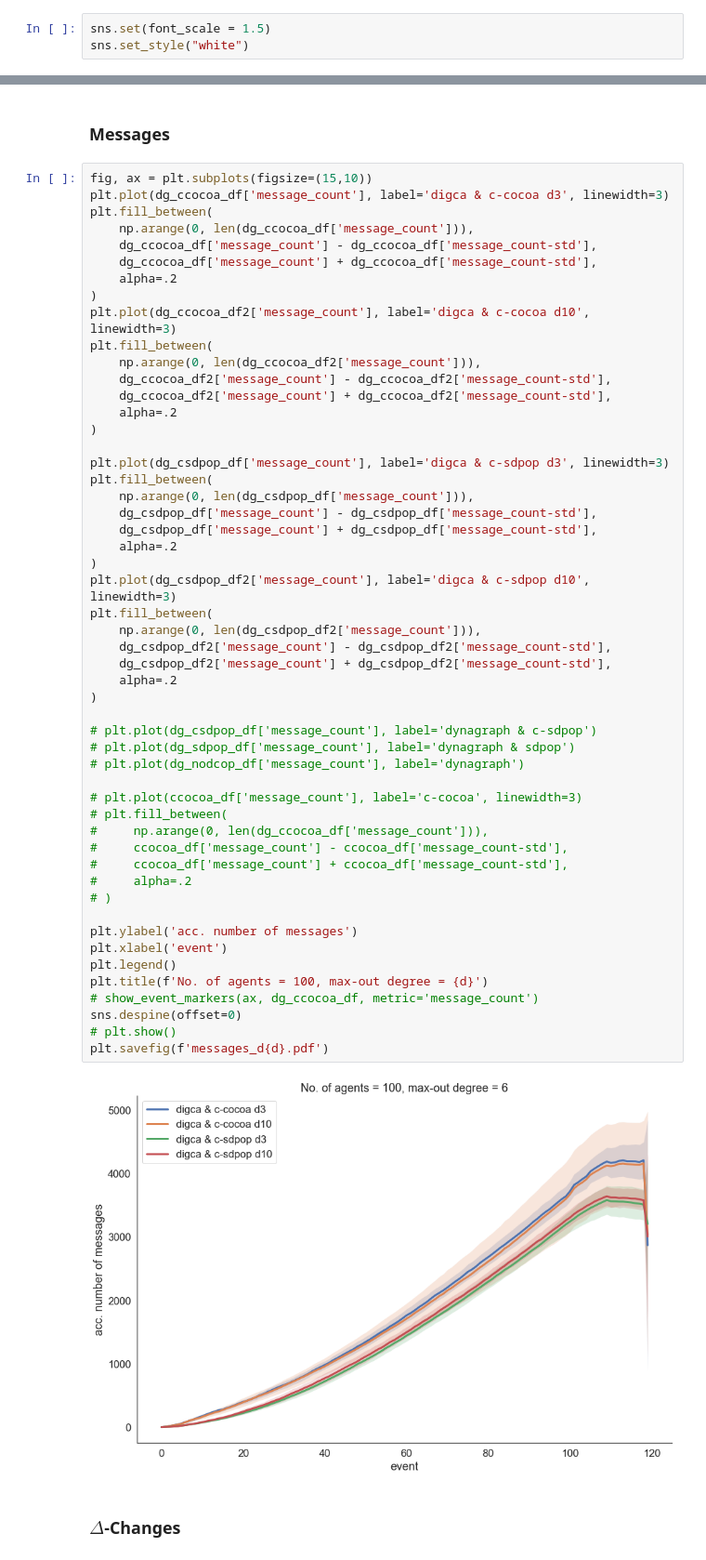
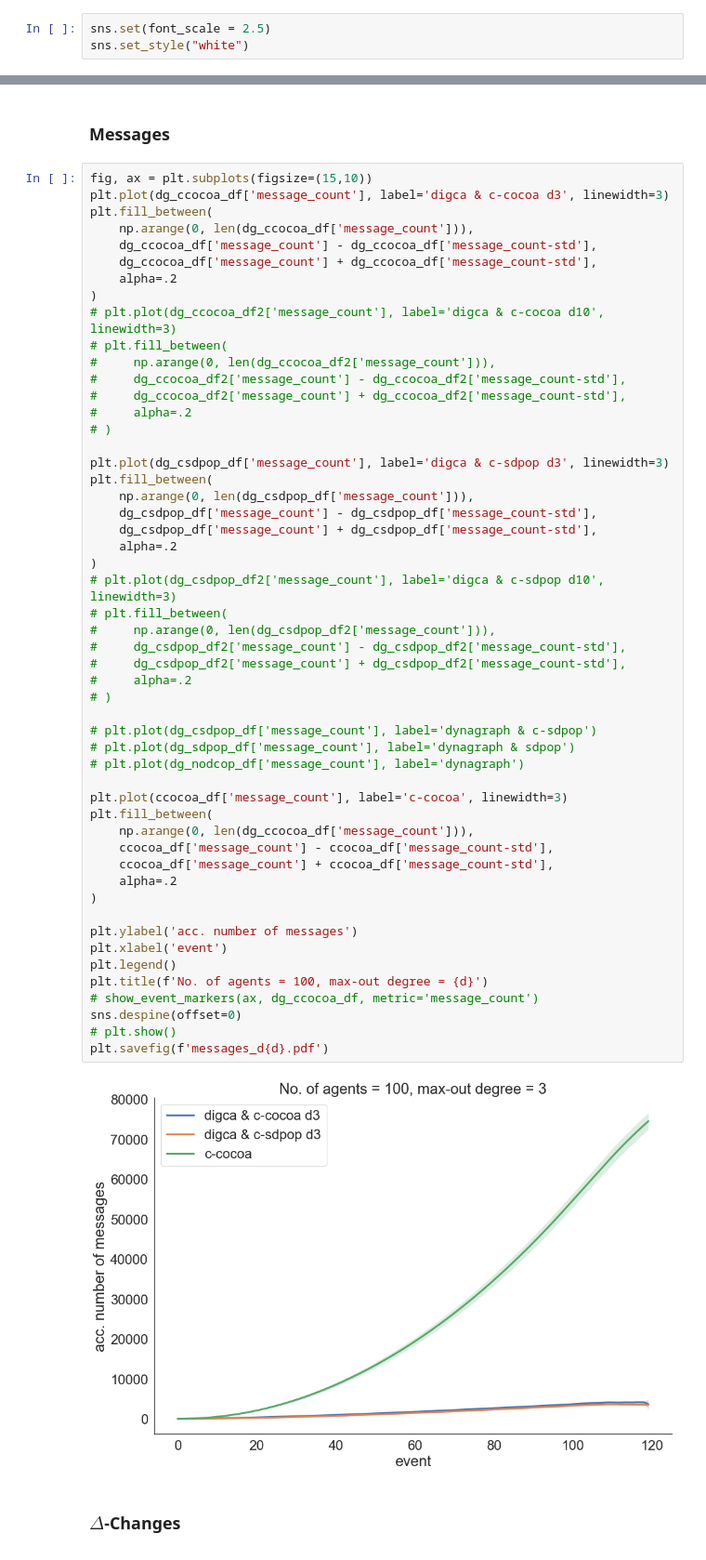
Before and after one commit to bbrighttaer/ddcop-dynagraph, a Jupyter notebook: mascoord/analysis/analysis.ipynb, the cells around one changed output, grey strips where cells are left out. Shown at 93% size. Saved outputs shown, nothing was run; the diff lists cells and outputs as text.

```diff
--- a/mascoord/analysis/analysis.ipynb
+++ b/mascoord/analysis/analysis.ipynb
@@ -4,7 +4,7 @@ import matplotlib.pyplot as plt
 import numpy as np
 import seaborn as sns
 # %%
-sns.set(font_scale = 1.5)
+sns.set(font_scale = 2.5)
 sns.set_style("white")
 # %% [markdown]
 ### Constraint function
@@ -161,55 +167,55 @@ fig, ax = plt.subplots(figsize=(15,10))
 plt.plot(dg_ccocoa_df['message_count'], label='digca & c-cocoa d3', linewidth=3)
 plt.fill_between(
     np.arange(0, len(dg_ccocoa_df['message_count'])),
     dg_ccocoa_df['message_count'] - dg_ccocoa_df['message_count-std'],
     dg_ccocoa_df['message_count'] + dg_ccocoa_df['message_count-std'],
     alpha=.2
 )
-plt.plot(dg_ccocoa_df2['message_count'], label='digca & c-cocoa d10', linewidth=3)
-plt.fill_between(
-    np.arange(0, len(dg_ccocoa_df2['message_count'])),
-    dg_ccocoa_df2['message_count'] - dg_ccocoa_df2['message_count-std'],
-    dg_ccocoa_df2['message_count'] + dg_ccocoa_df2['message_count-std'],
-    alpha=.2
-)
+# plt.plot(dg_ccocoa_df2['message_count'], label='digca & c-cocoa d10', linewidth=3)
+# plt.fill_between(
+#     np.arange(0, len(dg_ccocoa_df2['message_count'])),
+#     dg_ccocoa_df2['message_count'] - dg_ccocoa_df2['message_count-std'],
+#     dg_ccocoa_df2['message_count'] + dg_ccocoa_df2['message_count-std'],
+#     alpha=.2
+# )
 
 plt.plot(dg_csdpop_df['message_count'], label='digca & c-sdpop d3', linewidth=3)
 plt.fill_between(
     np.arange(0, len(dg_csdpop_df['message_count'])),
     dg_csdpop_df['message_count'] - dg_csdpop_df['message_count-std'],
     dg_csdpop_df['message_count'] + dg_csdpop_df['message_count-std'],
     alpha=.2
 )
-plt.plot(dg_csdpop_df2['message_count'], label='digca & c-sdpop d10', linewidth=3)
-plt.fill_between(
-    np.arange(0, len(dg_csdpop_df2['message_count'])),
-    dg_csdpop_df2['message_count'] - dg_csdpop_df2['message_count-std'],
-    dg_csdpop_df2['message_count'] + dg_csdpop_df2['message_count-std'],
-    alpha=.2
-)
+# plt.plot(dg_csdpop_df2['message_count'], label='digca & c-sdpop d10', linewidth=3)
+# plt.fill_between(
+#     np.arange(0, len(dg_csdpop_df2['message_count'])),
+#     dg_csdpop_df2['message_count'] - dg_csdpop_df2['message_count-std'],
+#     dg_csdpop_df2['message_count'] + dg_csdpop_df2['message_count-std'],
+#     alpha=.2
+# )
 
 # plt.plot(dg_csdpop_df['message_count'], label='dynagraph & c-sdpop')
 # plt.plot(dg_sdpop_df['message_count'], label='dynagraph & sdpop')
 # plt.plot(dg_nodcop_df['message_count'], label='dynagraph')
 
-# plt.plot(ccocoa_df['message_count'], label='c-cocoa', linewidth=3)
-# plt.fill_between(
-#     np.arange(0, len(dg_ccocoa_df['message_count'])),
-#     ccocoa_df['message_count'] - ccocoa_df['message_count-std'],
-#     ccocoa_df['message_count'] + ccocoa_df['message_count-std'],
-#     alpha=.2
-# )
+plt.plot(ccocoa_df['message_count'], label='c-cocoa', linewidth=3)
+plt.fill_between(
+    np.arange(0, len(dg_ccocoa_df['message_count'])),
+    ccocoa_df['message_count'] - ccocoa_df['message_count-std'],
+    ccocoa_df['message_count'] + ccocoa_df['message_count-std'],
+    alpha=.2
+)
 
 plt.ylabel('acc. number of messages')
 plt.xlabel('event')
 plt.legend()
 plt.title(f'No. of agents = 100, max-out degree = {d}')
 # show_event_markers(ax, dg_ccocoa_df, metric='message_count')
 sns.despine(offset=0)
 # plt.show()
 plt.savefig(f'messages_d{d}.pdf')
 # %% [output]
-[figure, old version]
+[figure, new version]
 # %% [markdown]
 ### $\Delta$-Changes
 # %%
```
Also changed, not shown: parts of 3 cells of this notebook, 4 other files.
